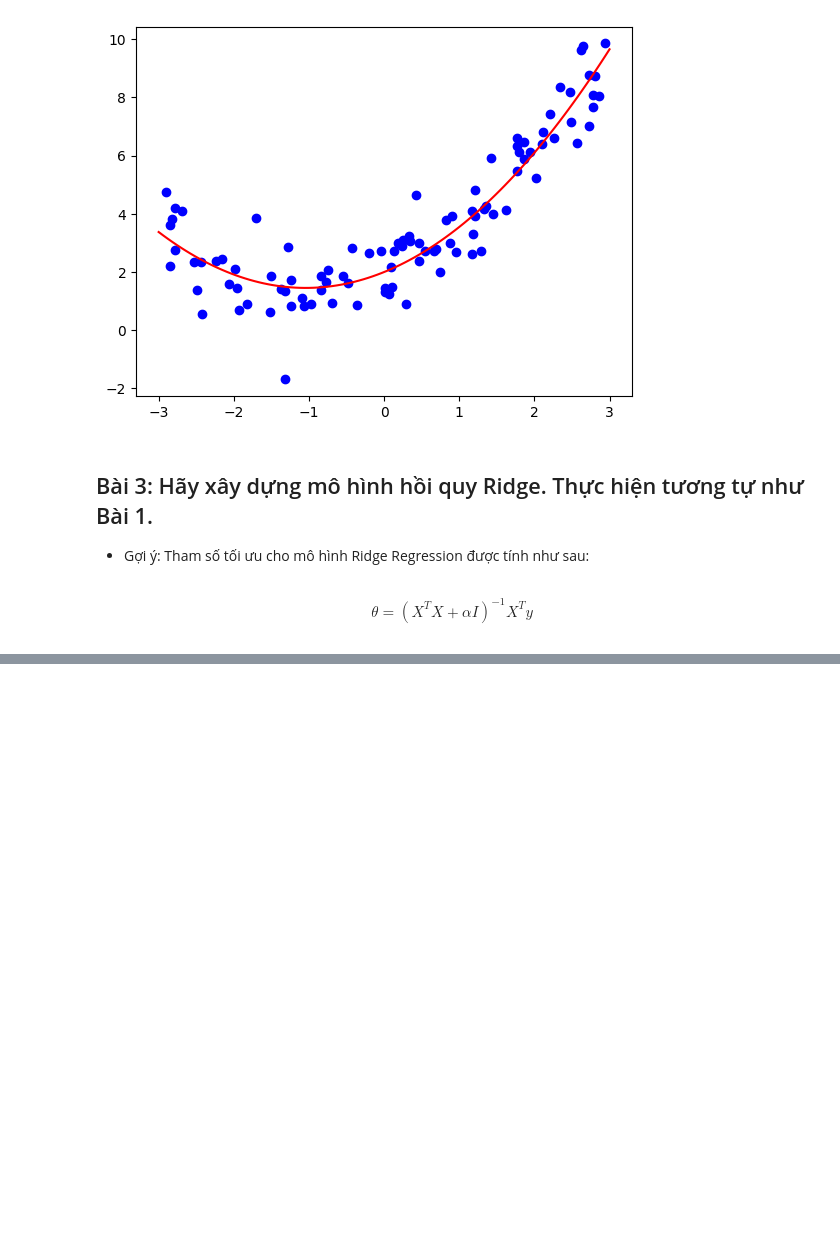
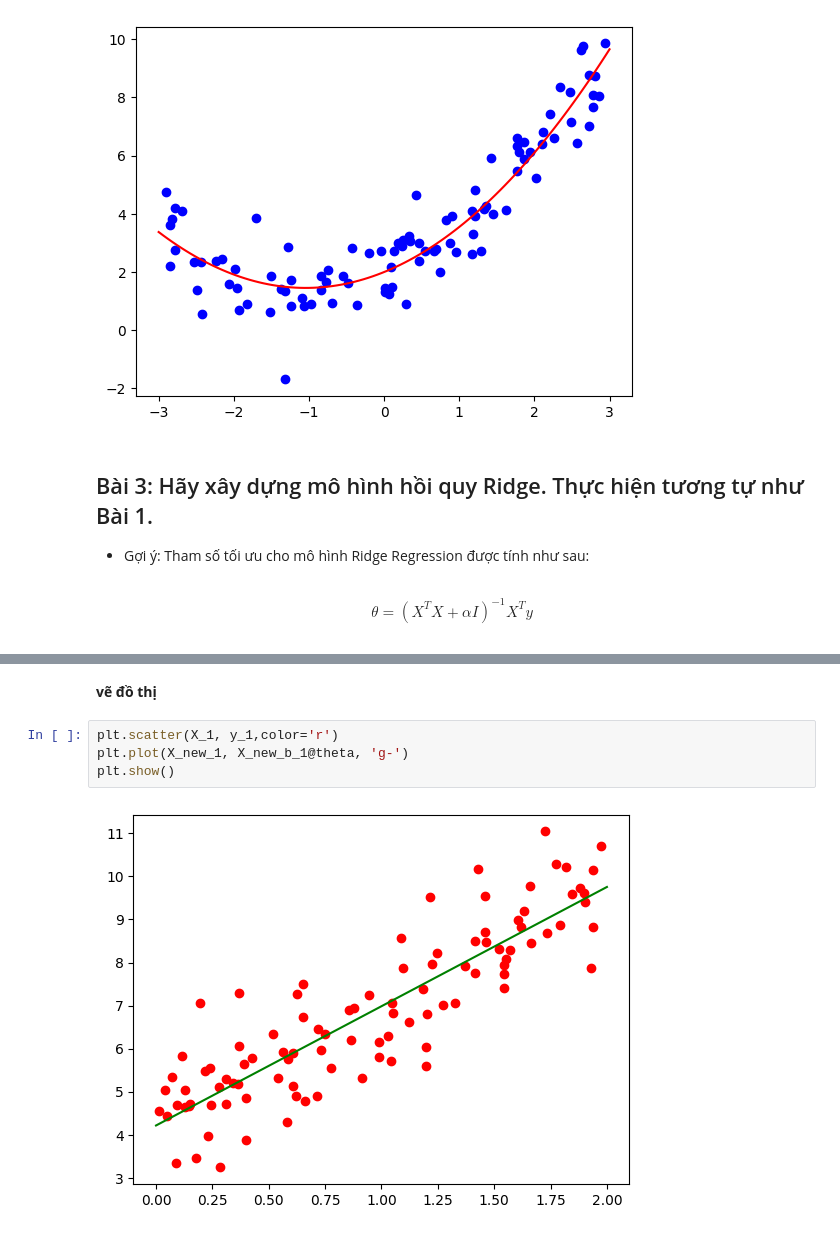
Before and after one commit to PDuy2k4/DS102, a Jupyter notebook: THỰC HÀNH/Duy/LAB01/LAB01.ipynb, the cells around one changed output, grey strips where cells are left out. Saved outputs shown, nothing was run; the diff lists cells and outputs as text; blank space fills up the shorter version.

```diff
--- a/THỰC HÀNH/Duy/LAB01/LAB01.ipynb
+++ b/THỰC HÀNH/Duy/LAB01/LAB01.ipynb
@@ -121,0 +134,8 @@ $$
+# %% [markdown]
+**vẽ đồ thị**
+# %%
+plt.scatter(X_1, y_1,color='r')
+plt.plot(X_new_1, X_new_b_1@theta, 'g-')
+plt.show()
+# %% [output]
+[figure, added]
```
Also changed, not shown: parts of 32 cells of this notebook.
